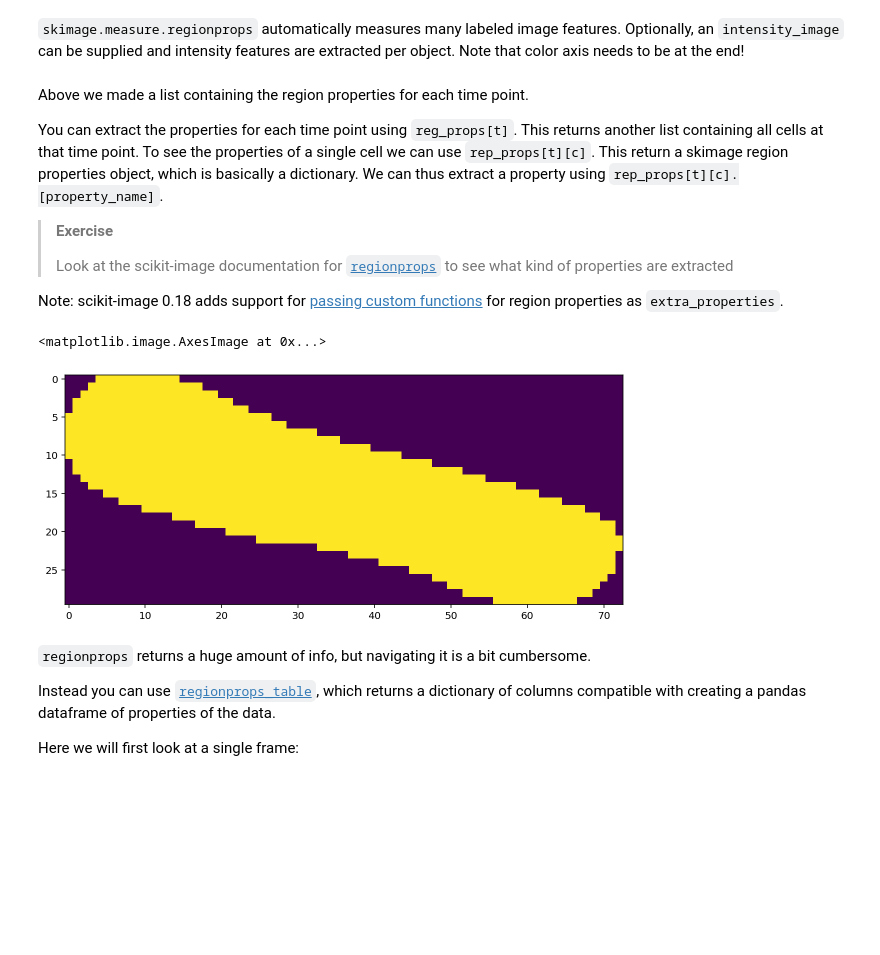
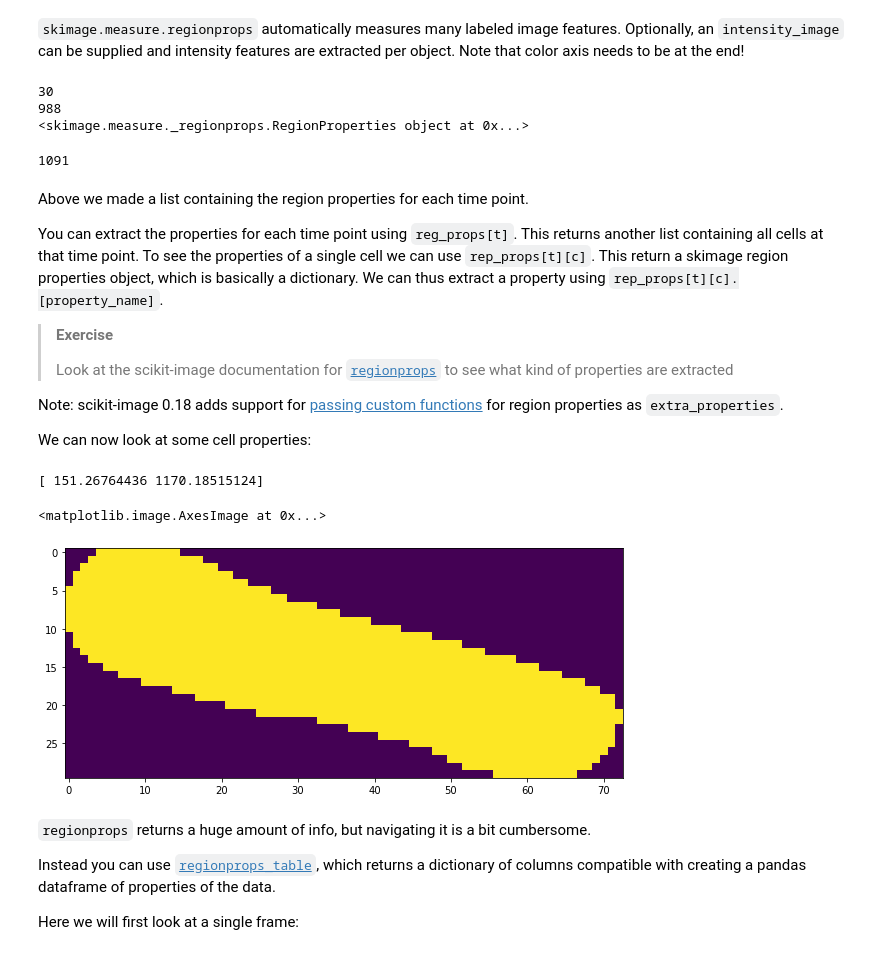
Before and after one commit to simonvanvliet/Image2Insight, a Jupyter notebook: Project0_Ilastik/postprocess_segmention.ipynb, the cells around one changed output. Saved outputs shown, nothing was run; the diff lists cells and outputs as text; code cells hidden in the pictures; blank space fills up the shorter version.

```diff
--- a/Project0_Ilastik/postprocess_segmention.ipynb
+++ b/Project0_Ilastik/postprocess_segmention.ipynb
@@ -47,4 +47,7 @@ We now need to convert this to a proper segmentation.
 First we import visualize the raw data using Napari.
 # %%
 #Set the path to the folder that contains project data
-root = pathlib.Path('/Users/simonvanvliet/switchdrive/Biozentrum/Data/Images2Insight/processed_data/project0/')
+#pathlib.Path.home() return the location of your home folder in a platform independent way.
+root = pathlib.Path(pathlib.Path.home(),
+                    'I2ICourse/ProcessedData/project0')
+print(root)
@@ -325,6 +330,11 @@ print(len(reg_props))
 print(len(reg_props[0]))
 print(reg_props[0][0])
 reg_props[0][0].area
+# %% [output]
+30
+988
+<skimage.measure._regionprops.RegionProperties object at 0x...>
+1091
 # %% [markdown]
 Above we made a list containing the region properties for each time point.
 
@@ -335,14 +345,17 @@ You can extract the properties for each time point using `reg_props[t]`. This re
 > Look at the scikit-image documentation for [`regionprops`](https://scikit-image.org/docs/dev/api/skimage.measure.html?highlight=regionprops#skimage.measure.regionprops) to see what kind of properties are extracted
 
 Note: scikit-image 0.18 adds support for [passing custom functions](https://scikit-image.org/docs/dev/api/skimage.measure.html#skimage.measure.regionprops) for region properties as `extra_properties`.
+
+We can now look at some cell properties:
 # %%
 #explore some cell properties
-reg_props[0][0].intensity_mean
+print(reg_props[0][0].intensity_mean)
 fig, axs = plt.subplots(figsize=(10,5))
 axs.imshow(reg_props[0][0].image.T)
 # %% [output]
-<matplotlib.image.AxesImage at 0x...>
+[ 151.26764436 1170.18515124]
+<matplotlib.image.AxesImage at 0x...>
-[figure, old version]
+[figure, new version]
 # %% [markdown]
 `regionprops` returns a huge amount of info, but navigating it is a bit cumbersome.
 
```
Also changed, not shown: parts of 12 cells of this notebook, 5 other files.
